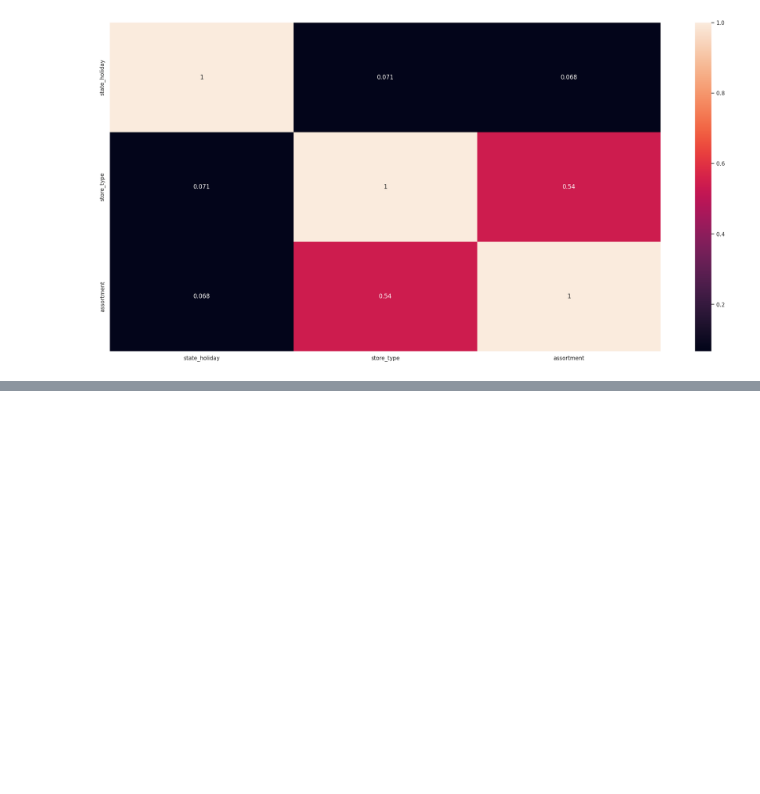
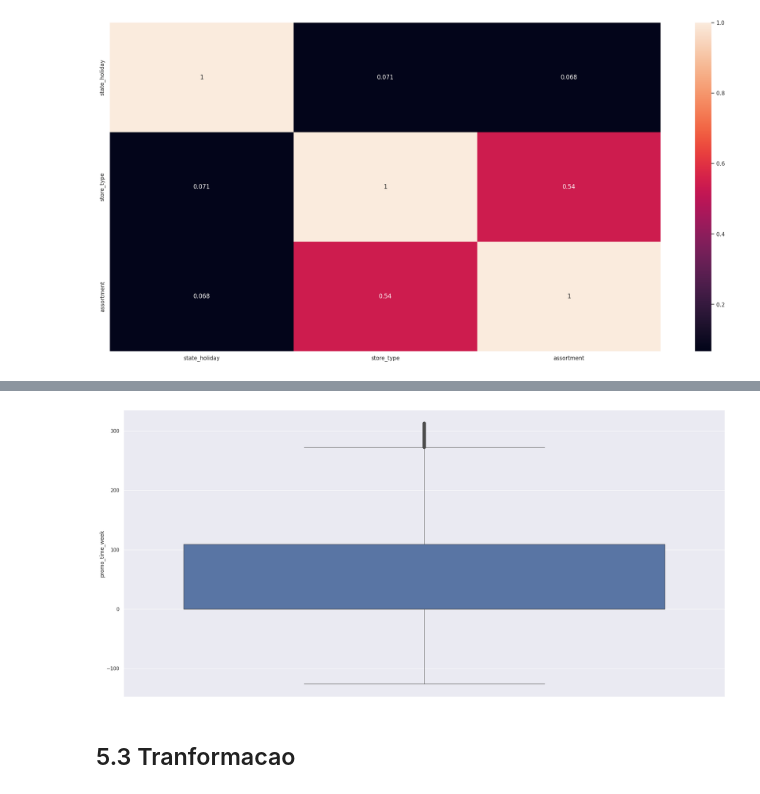
Before and after one commit to fr22/Rossmann_sales_prediction, a Jupyter notebook: store_sales_prediction.ipynb, the cells around one changed output, grey strips where cells are left out. Saved outputs shown, nothing was run; the diff lists cells and outputs as text; code cells hidden in the pictures; blank space fills up the shorter version.

```diff
--- a/store_sales_prediction.ipynb
+++ b/store_sales_prediction.ipynb
@@ -1005,0 +1016,2 @@ sns.heatmap(d, annot = True)
+# %%
+df5 = df4.copy()
@@ -1005,0 +1023,2 @@ sns.heatmap(d, annot = True)
+# %%
+a = df5.select_dtypes(include=['int64', 'float64', 'int32'])
@@ -1005,0 +1034,4 @@ sns.heatmap(d, annot = True)
+# %%
+sns.boxplot(a['promo_time_week']);
+# %% [output]
+[figure, added]
@@ -1005,0 +1049,2 @@ sns.heatmap(d, annot = True)
+# %% [markdown]
+## 5.3 Tranformacao
```
Also changed, not shown: parts of 12 cells of this notebook.
